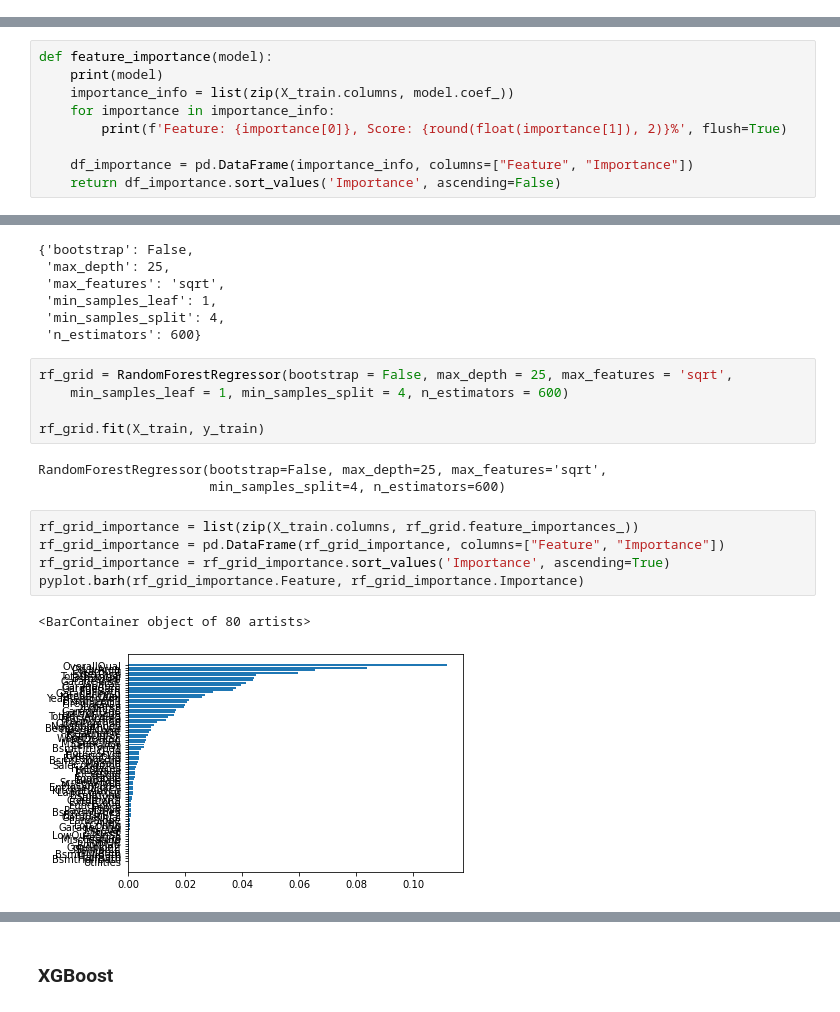
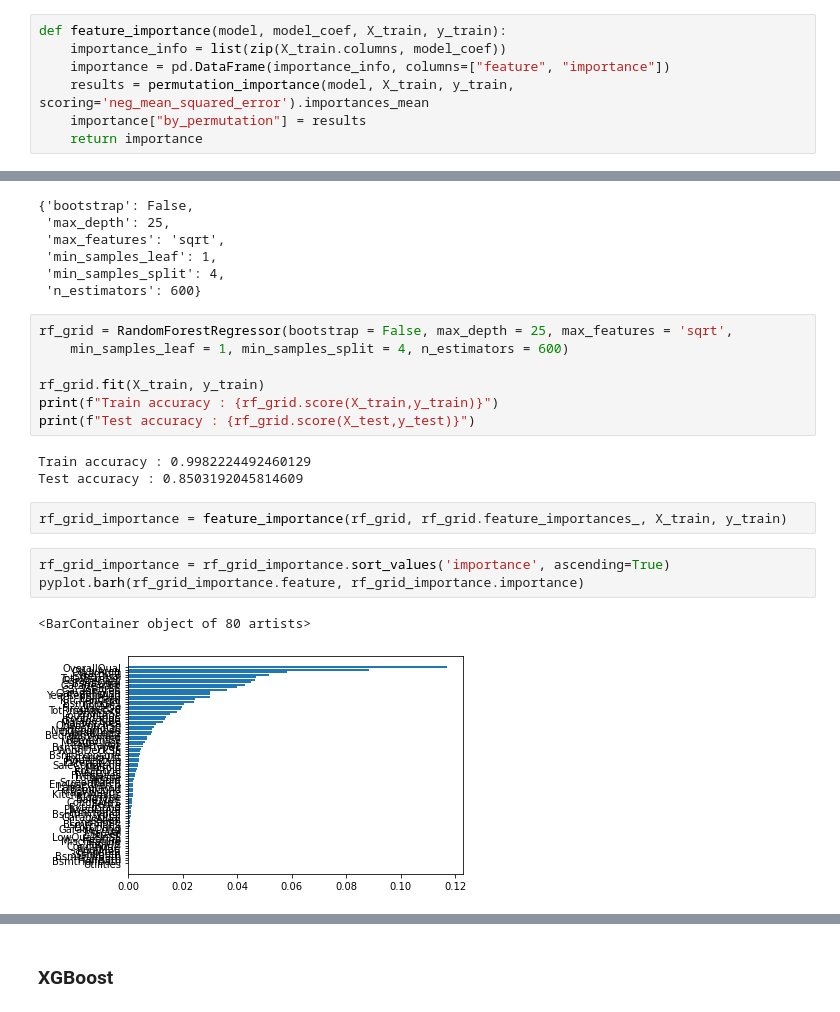
Before and after one commit to m-cheicki/ESILV_Advance_ML, a Jupyter notebook: CHEICKISMAIL_A5_DIA3_PW2_Model-Optimisation.ipynb, the cells around one changed output, grey strips where cells are left out. Saved outputs shown, nothing was run; the diff lists cells and outputs as text.

Commit message:
WIP: PW2 - Feature importance by permutation

```diff
--- a/CHEICKISMAIL_A5_DIA3_PW2_Model-Optimisation.ipynb
+++ b/CHEICKISMAIL_A5_DIA3_PW2_Model-Optimisation.ipynb
@@ -176,2 +178,9 @@ df.head(15)
+# %%
+def feature_importance(model, model_coef, X_train, y_train):
+    importance_info = list(zip(X_train.columns, model_coef))
+    importance = pd.DataFrame(importance_info, columns=["feature", "importance"])
+    results = permutation_importance(model, X_train, y_train, scoring='neg_mean_squared_error').importances_mean
+    importance["by_permutation"] = results
+    return importance
 # %% [markdown]
 ## Models
@@ -205,12 +203,3 @@ def accuracy(prediction, expected, floating_precision = 0):
-# %%
-def feature_importance(model):
-    print(model)
-    importance_info = list(zip(X_train.columns, model.coef_))
-    for importance in importance_info:
-        print(f'Feature: {importance[0]}, Score: {round(float(importance[1]), 2)}%', flush=True)
-
-    df_importance = pd.DataFrame(importance_info, columns=["Feature", "Importance"])
-    return df_importance.sort_values('Importance', ascending=False)
 # %% [markdown]
 ### Linear regression
 # %%
@@ -424,14 +357,16 @@ rf_grid = RandomForestRegressor(bootstrap = False, max_depth = 25, max_features
     min_samples_leaf = 1, min_samples_split = 4, n_estimators = 600)
 
 rf_grid.fit(X_train, y_train)
+print(f"Train accuracy : {rf_grid.score(X_train,y_train)}")
+print(f"Test accuracy : {rf_grid.score(X_test,y_test)}")
 # %% [output]
-RandomForestRegressor(bootstrap=False, max_depth=25, max_features='sqrt',
-                      min_samples_split=4, n_estimators=600)
+Train accuracy : 0.9982224492460129
+Test accuracy : 0.8503192045814609
+# %%
+rf_grid_importance = feature_importance(rf_grid, rf_grid.feature_importances_, X_train, y_train)
 # %%
-rf_grid_importance = list(zip(X_train.columns, rf_grid.feature_importances_))
-rf_grid_importance = pd.DataFrame(rf_grid_importance, columns=["Feature", "Importance"])
-rf_grid_importance = rf_grid_importance.sort_values('Importance', ascending=True)
-pyplot.barh(rf_grid_importance.Feature, rf_grid_importance.Importance)
+rf_grid_importance = rf_grid_importance.sort_values('importance', ascending=True)
+pyplot.barh(rf_grid_importance.feature, rf_grid_importance.importance)
 # %% [output]
 <BarContainer object of 80 artists>
-[figure, old version]
+[figure, new version]
```
Also changed, not shown: parts of 27 cells of this notebook.
